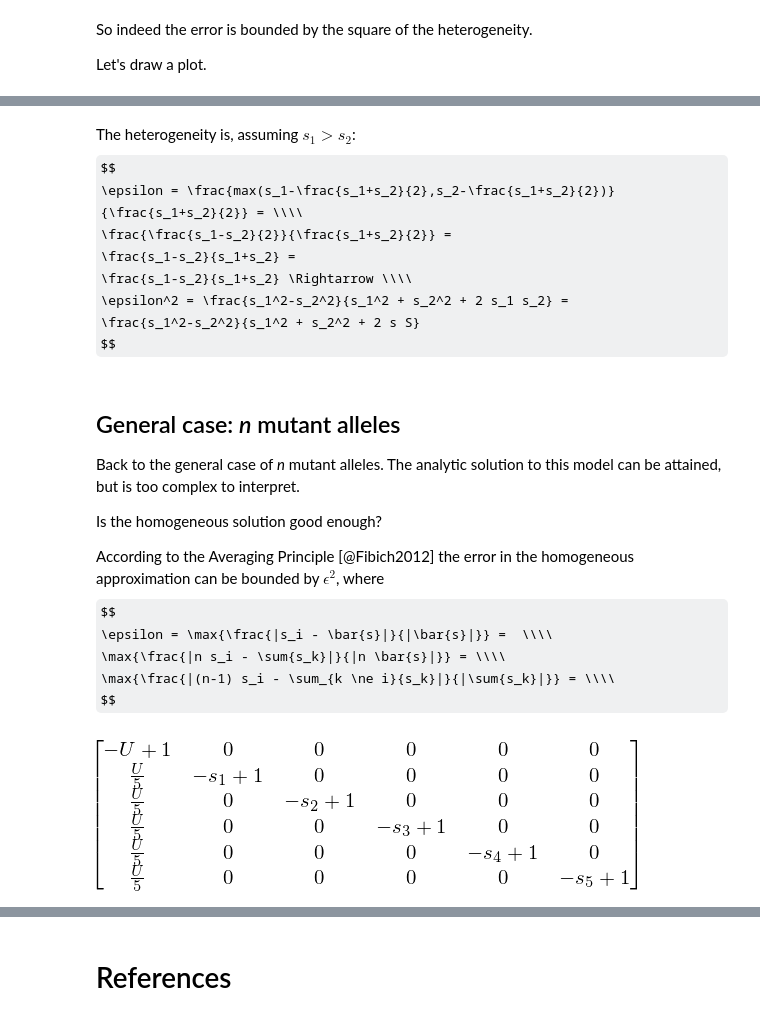
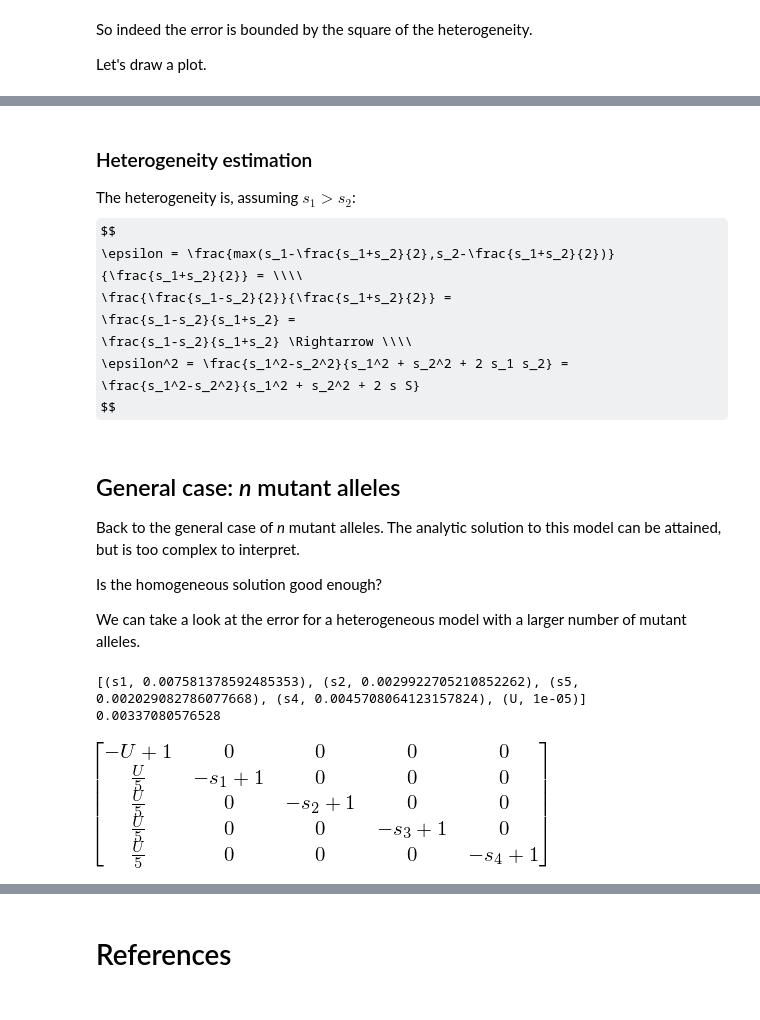
Before and after one commit to yoavram/ipython-notebooks, a Jupyter notebook: MathModels project - s.ipynb, the cells around one changed output, grey strips where cells are left out. Saved outputs shown, nothing was run; the diff lists cells and outputs as text; code cells hidden in the pictures; some formulas as TeX source.

```diff
--- a/MathModels project - s.ipynb
+++ b/MathModels project - s.ipynb
@@ -307,6 +302,8 @@ $$
 f^F_0 - f^H_0 = \frac{U}{s} (\frac{S - s} {S - U} )
 $$
 # %% [markdown]
+### Heterogeneity estimation
+
 The heterogeneity is, assuming $s_1 > s_2$:
 $$
 \epsilon = \frac{max(s_1-\frac{s_1+s_2}{2},s_2-\frac{s_1+s_2}{2})}{\frac{s_1+s_2}{2}} = \\\\
@@ -324,12 +321,7 @@ The analytic solution to this model can be attained, but is too complex to inter
 
 Is the homogeneous solution good enough?
 
-According to the Averaging Principle [@Fibich2012] the error in the homogeneous approximation can be bounded by $\epsilon^2$, where
-$$
-\epsilon = \max{\frac{|s_i - \bar{s}|}{|\bar{s}|}} =  \\\\
-\max{\frac{|n s_i - \sum{s_k}|}{|n \bar{s}|}} = \\\\
-\max{\frac{|(n-1) s_i - \sum_{k \ne i}{s_k}|}{|\sum{s_k}|}} = \\\\
-$$
+We can take a look at the error for a heterogeneous model with a larger number of mutant alleles.
 # %%
 n = 5
 s = sympy.symbols('s1:'+str(n+1))
@@ -339,7 +329,21 @@ subs = {U:5e-4, s[0]:5e-2, s[1]:2.5e-2, s[2]:2.5e-2, s[3]:4e-2, s[4]:1e-2}
+# %%
+def random_subs(n, avg=0.01, U_value=1e-5):
+    s_vals = array([1.])
+    while any(s_vals>=10*avg):
+        s_vals = exponential(avg, n)
+    subs = {U:U_value}
+    subs.update({s[i]:s_vals[i] for i in range(n)})
+    return subs
+subs = random_subs(5)
+print subs.items()[:min(5,n)]
+print mean(subs.values())
+# %% [output]
+[(s1, 0.007581378592485353), (s2, 0.0029922705210852262), (s5, 0.002029082786077668), (s4, 0.0045708064123157824), (U, 1e-05)]
+0.00337080576528
 # %%
 M = diag(1-array([U]+list(s)))
 M[1:,0] = U/n
 M = sympy.Matrix(M)
-M
+M[:min(5,n),:min(5,n)]
 # %% [output]
-[figure, old version]
+[figure, new version]
```
Also changed, not shown: parts of 23 cells of this notebook.
